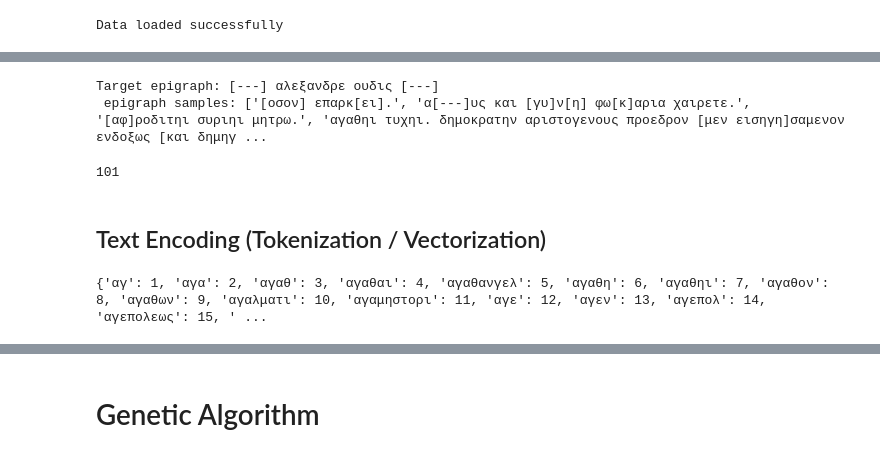
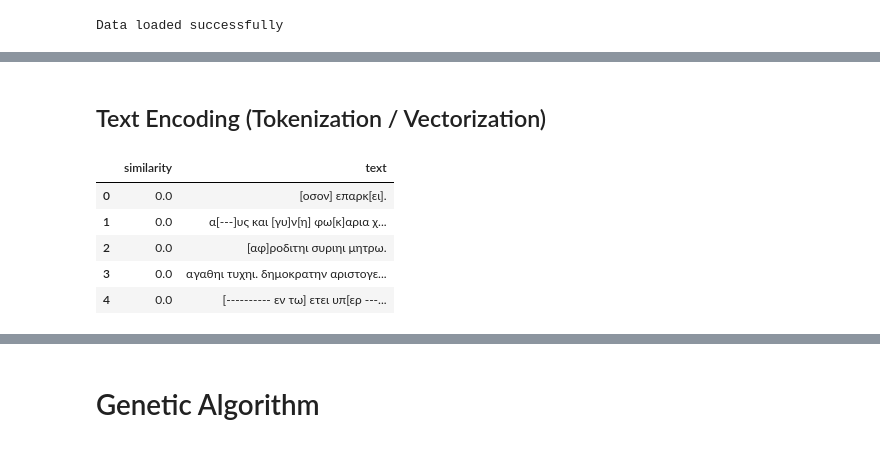
Before and after one commit to johnvelgakis/EpigraphRestoration, a Jupyter notebook: epiRes.ipynb, the cells around one changed output, grey strips where cells are left out. Cells and saved outputs as stored; diff of their text form; code cells hidden in the pictures.

```diff
--- a/epiRes.ipynb
+++ b/epiRes.ipynb
@@ -46,16 +55,5 @@ df.head()
 def filter_epigraphs_by_region(df, region_id):
     return df[df['region_main_id'] == region_id]
 filtered_epigraphs = filter_epigraphs_by_region(df, 1683)
-# %%
-epigraph_texts = filtered_epigraphs['text'].tolist()
-target_epigraph = "[---] αλεξανδρε ουδις [---]"
-print(f'Target epigraph: {target_epigraph}\n epigraph samples: {epigraph_texts[:5]}')
-# %% [output]
-Target epigraph: [---] αλεξανδρε ουδις [---]
- epigraph samples: ['[οσον] επαρκ[ει].', 'α[---]υς και [γυ]ν[η] φω[κ]αρια χαιρετε.', '[αφ]ροδιτηι συριηι μητρω.', 'αγαθηι τυχηι. δημοκρατην αριστογενους προεδρον [μεν εισηγη]σαμενον ενδοξως [και δημηγ ...
-# %%
-len(epigraph_texts)
-# %% [output]
-101
 # %% [markdown]
 ## Text Encoding (Tokenization / Vectorization)
@@ -62,3 +69,12 @@ len(epigraph_texts)
+# %%
+top_similar_texts
+# %% [output]
+|  | similarity | text |
+| 0 | 0.0 | [οσον] επαρκ[ει]. |
+| 1 | 0.0 | α[---]υς και [γυ]ν[η] φω[κ]αρια χ... |
+| 2 | 0.0 | [αφ]ροδιτηι συριηι μητρω. |
+| 3 | 0.0 | αγαθηι τυχηι. δημοκρατην αριστογε... |
+| 4 | 0.0 | [---------- εν τω] ετει υπ[ερ ---... |
 # %%
 NGRAM_RANGE = (1, 1)
 TOP_K = 1678
@@ -83,11 +98,3 @@ def vectorize_texts(train_texts):
     token_to_int = {token: idx + 1 for idx, token in enumerate(tokens)}
 
     return dataOut, tokens, vectorizer, token_to_int
-# %%
-train_texts = epigraph_texts
-dataOut, tokens, vectorizer, token_to_int = vectorize_texts(train_texts)
-
-# Print the mapping of tokens to integers
-print(token_to_int)
-# %% [output]
-{'αγ': 1, 'αγα': 2, 'αγαθ': 3, 'αγαθαι': 4, 'αγαθανγελ': 5, 'αγαθη': 6, 'αγαθηι': 7, 'αγαθον': 8, 'αγαθων': 9, 'αγαλματι': 10, 'αγαμηστορι': 11, 'αγε': 12, 'αγεν': 13, 'αγεπολ': 14, 'αγεπολεως': 15, ' ...
```
Also changed, not shown: parts of 11 cells of this notebook, 5 other files.
